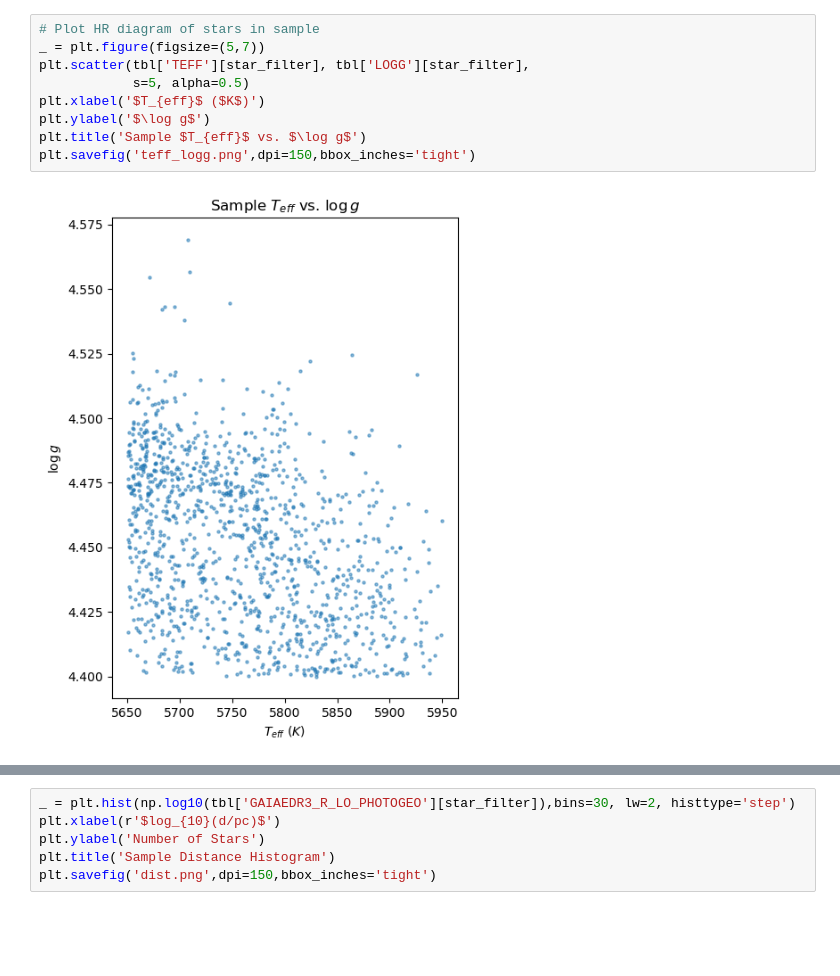
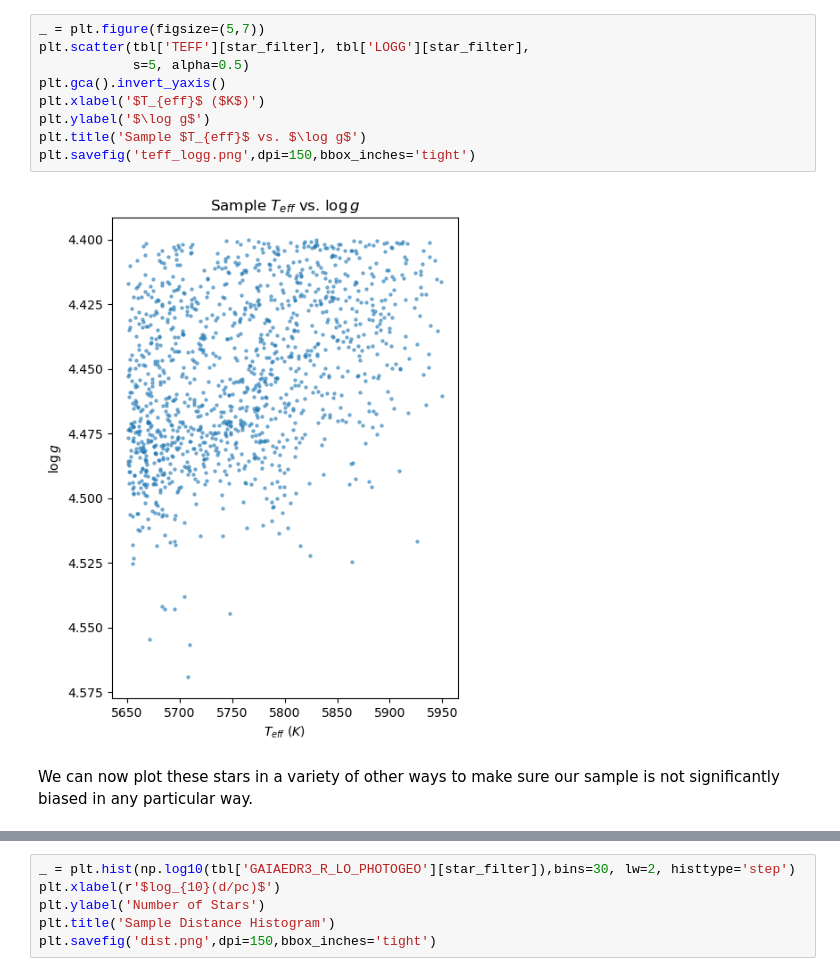
Before and after one commit to josephhand/BSRC-ALIAS, a Jupyter notebook: scratch/target_selection.ipynb, the cells around one changed output, grey strips where cells are left out. Cells and saved outputs as stored; diff of their text form; blank space fills up the shorter version.

```diff
--- a/scratch/target_selection.ipynb
+++ b/scratch/target_selection.ipynb
@@ -77,12 +89,14 @@ Num stars: 1254
 # %%
-# Plot HR diagram of stars in sample
 _ = plt.figure(figsize=(5,7))
 plt.scatter(tbl['TEFF'][star_filter], tbl['LOGG'][star_filter],
             s=5, alpha=0.5)
+plt.gca().invert_yaxis()
 plt.xlabel('$T_{eff}$ ($K$)')
 plt.ylabel('$\log g$')
 plt.title('Sample $T_{eff}$ vs. $\log g$')
 plt.savefig('teff_logg.png',dpi=150,bbox_inches='tight')
 # %% [output]
-[figure, old version]
+[figure, new version]
+# %% [markdown]
+We can now plot these stars in a variety of other ways to make sure our sample is not significantly biased in any particular way.
 # %%
```
Also changed, not shown: parts of 19 cells of this notebook, 6 other files.
